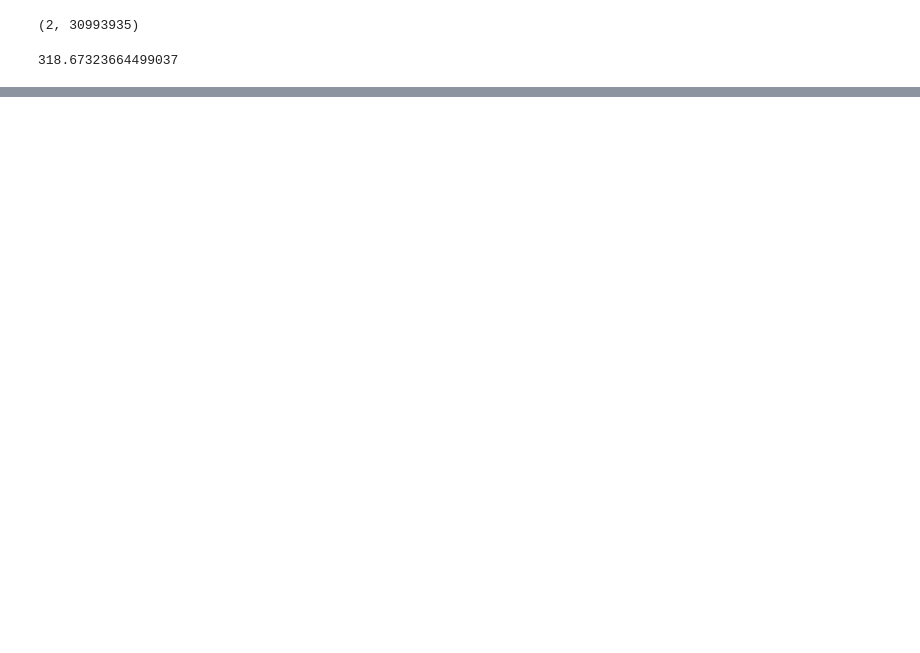
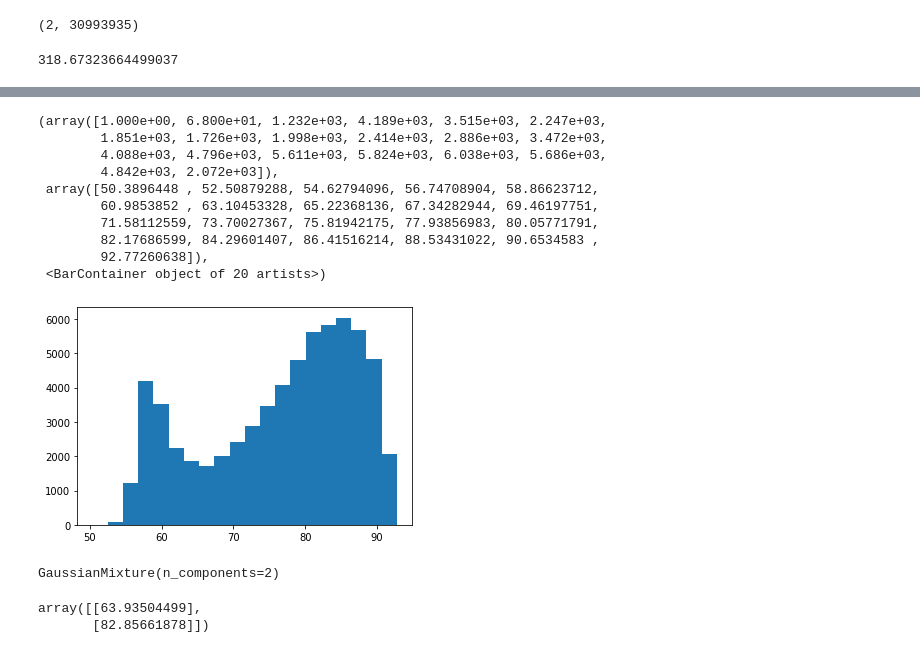
Before and after one commit to seantyh/reform, a Jupyter notebook: etc/speech/parselmouth.ipynb, the cells around one changed output, grey strips where cells are left out. Saved outputs shown, nothing was run; the diff lists cells and outputs as text; code cells hidden in the pictures; blank space fills up the shorter version.

```diff
--- a/etc/speech/parselmouth.ipynb
+++ b/etc/speech/parselmouth.ipynb
@@ -41,0 +45,17 @@ plt.plot(ts[s:o], f1_values[s:o])
+# %%
+int_vec = np.array(int_values)
+int_vec[np.isnan(int_vec)] = 0
+# %%
+plt.hist(int_vec[int_vec>50], bins=20)
+# %% [output]
+(array([1.000e+00, 6.800e+01, 1.232e+03, 4.189e+03, 3.515e+03, 2.247e+03,
+        1.851e+03, 1.726e+03, 1.998e+03, 2.414e+03, 2.886e+03, 3.472e+03,
+        4.088e+03, 4.796e+03, 5.611e+03, 5.824e+03, 6.038e+03, 5.686e+03,
+        4.842e+03, 2.072e+03]),
+ array([50.3896448 , 52.50879288, 54.62794096, 56.74708904, 58.86623712,
+        60.9853852 , 63.10453328, 65.22368136, 67.34282944, 69.46197751,
+        71.58112559, 73.70027367, 75.81942175, 77.93856983, 80.05771791,
+        82.17686599, 84.29601407, 86.41516214, 88.53431022, 90.6534583 ,
+        92.77260638]),
+ <BarContainer object of 20 artists>)
+[figure, added]
@@ -41,0 +66,9 @@ plt.plot(ts[s:o], f1_values[s:o])
+# %%
+mix.fit(int_vec.reshape(-1,1))
+# %% [output]
+GaussianMixture(n_components=2)
+# %%
+mix.means_
+# %% [output]
+array([[63.93504499],
+       [82.85661878]])
```
Also changed, not shown: parts of 7 cells of this notebook, 2 other files.
